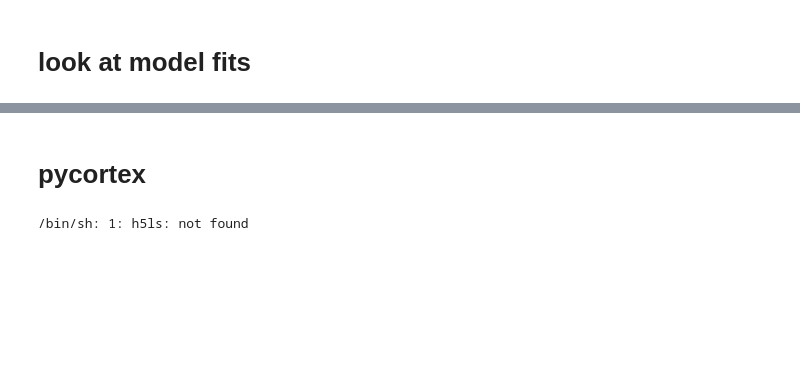
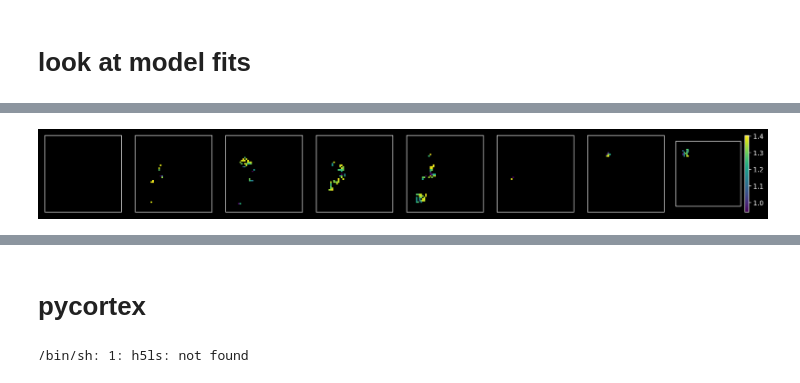
Before and after one commit to csinva/dnn-experiments, a Jupyter notebook: linear_experiments/fmri/analyze_fmri.ipynb, the cells around one changed output, grey strips where cells are left out. Drawn from its saved outputs; the diff is of its cells as text; code cells hidden in the pictures; blank space fills up the shorter version.

```diff
--- a/linear_experiments/fmri/analyze_fmri.ipynb
+++ b/linear_experiments/fmri/analyze_fmri.ipynb
@@ -85,0 +105,7 @@ vol = np.zeros(73728)
+# %%
+idxs = r.idx.values
+vals = r.complexity1
+vol = np.zeros(73728) * np.nan
+vol[idxs] = vals
+vol = vol.reshape(18, 64, 64)
+vol = vol.transpose()
@@ -85,0 +118,17 @@ vol = np.zeros(73728)
+# %%
+R, C = 1, 8
+plt.figure(figsize=(C * 2, R * 2), dpi=200)
+vmin = np.nanmin(vol)
+vmax = np.nanmax(vol)
+for i in range(8):
+    plt.subplot(R, C, i + 1)
+    NUM = 7
+    plt.imshow(vol[NUM: -NUM, NUM: -NUM, i]) #, vmin=vmin, vmax=vmax)
+    plt.yticks([])
+    plt.xticks([])
+plt.colorbar()
+plt.tight_layout()
+plt.show()
+# plt.imshow(vol[:, :, 15])
+# %% [output]
+[figure, added]
```
Also changed, not shown: parts of 13 cells of this notebook, 3 other files.
